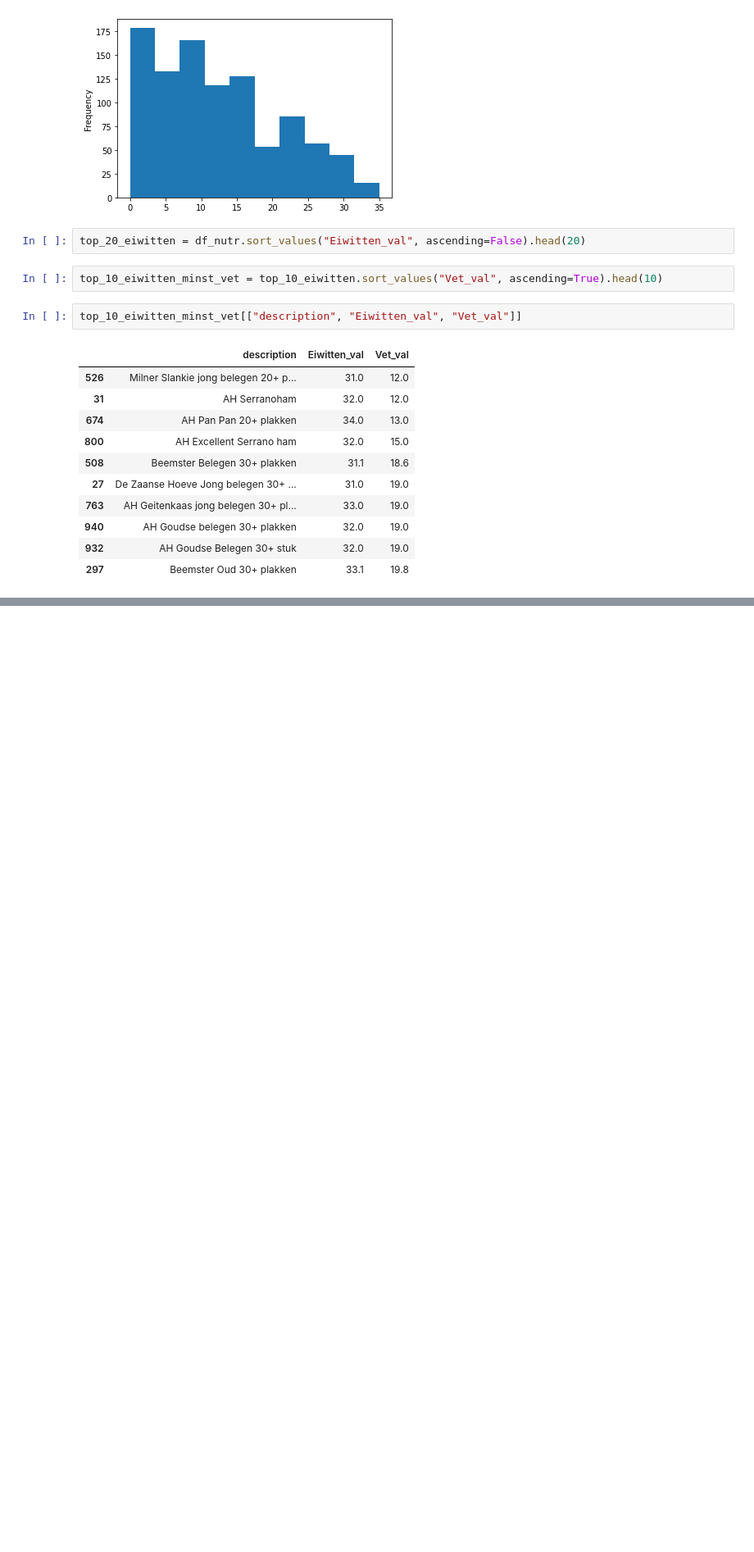
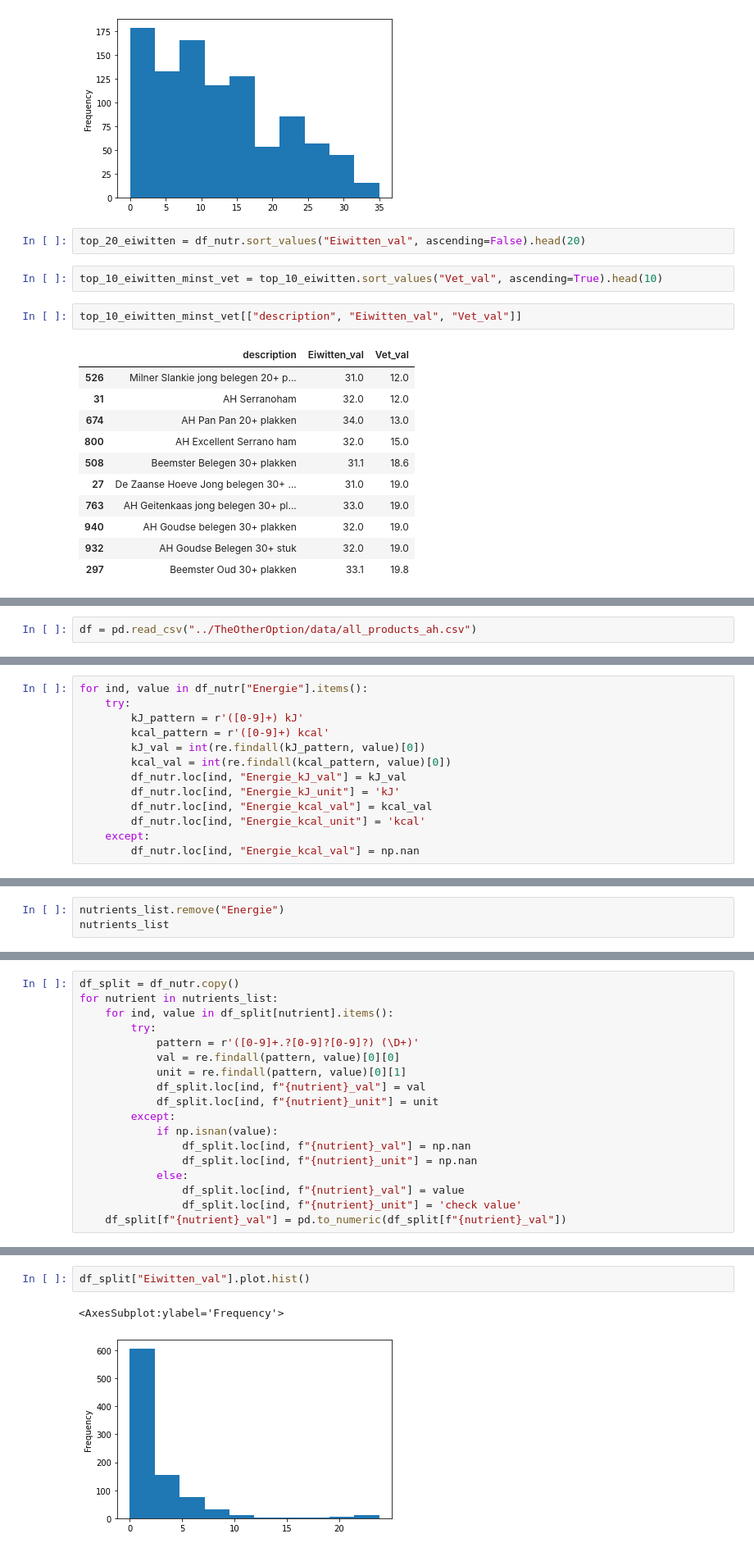
Before and after one commit to jvanleersum/TheOtherOption, a Jupyter notebook: notebooks/visualize_nutrients.ipynb, the cells around one changed output, grey strips where cells are left out. Shown: that part at 82% size. Cells and saved outputs as stored; diff of their text form; blank space fills up the shorter version.

Commit message:
Created separate columns for nutrients and allergies, and working on columns for features

```diff
--- a/notebooks/visualize_nutrients.ipynb
+++ b/notebooks/visualize_nutrients.ipynb
@@ -234,0 +237,2 @@ top_10_eiwitten_minst_vet[["description", "Eiwitten_val", "Vet_val"]]
+# %%
+df = pd.read_csv("../TheOtherOption/data/all_products_ah.csv")
@@ -234,0 +261,13 @@ top_10_eiwitten_minst_vet[["description", "Eiwitten_val", "Vet_val"]]
+# %%
+for ind, value in df_nutr["Energie"].items():
+    try:
+        kJ_pattern = r'([0-9]+) kJ'
+        kcal_pattern = r'([0-9]+) kcal'
+        kJ_val = int(re.findall(kJ_pattern, value)[0])
+        kcal_val = int(re.findall(kcal_pattern, value)[0])
+        df_nutr.loc[ind, "Energie_kJ_val"] = kJ_val
+        df_nutr.loc[ind, "Energie_kJ_unit"] = 'kJ'
+        df_nutr.loc[ind, "Energie_kcal_val"] = kcal_val
+        df_nutr.loc[ind, "Energie_kcal_unit"] = 'kcal'
+    except:
+        df_nutr.loc[ind, "Energie_kcal_val"] = np.nan
@@ -234,0 +284,3 @@ top_10_eiwitten_minst_vet[["description", "Eiwitten_val", "Vet_val"]]
+# %%
+nutrients_list.remove("Energie")
+nutrients_list
@@ -234,0 +305,18 @@ top_10_eiwitten_minst_vet[["description", "Eiwitten_val", "Vet_val"]]
+# %%
+df_split = df_nutr.copy()
+for nutrient in nutrients_list:
+    for ind, value in df_split[nutrient].items():
+        try:
+            pattern = r'([0-9]+.?[0-9]?[0-9]?) (\D+)'
+            val = re.findall(pattern, value)[0][0]
+            unit = re.findall(pattern, value)[0][1]
+            df_split.loc[ind, f"{nutrient}_val"] = val
+            df_split.loc[ind, f"{nutrient}_unit"] = unit
+        except:
+            if np.isnan(value):
+                df_split.loc[ind, f"{nutrient}_val"] = np.nan
+                df_split.loc[ind, f"{nutrient}_unit"] = np.nan
+            else:
+                df_split.loc[ind, f"{nutrient}_val"] = value
+                df_split.loc[ind, f"{nutrient}_unit"] = 'check value'
+    df_split[f"{nutrient}_val"] = pd.to_numeric(df_split[f"{nutrient}_val"])
@@ -234,0 +333,5 @@ top_10_eiwitten_minst_vet[["description", "Eiwitten_val", "Vet_val"]]
+# %%
+df_split["Eiwitten_val"].plot.hist()
+# %% [output]
+<AxesSubplot:ylabel='Frequency'>
+[figure, added]
```
Also changed, not shown: parts of 11 cells of this notebook, 3 other files.
